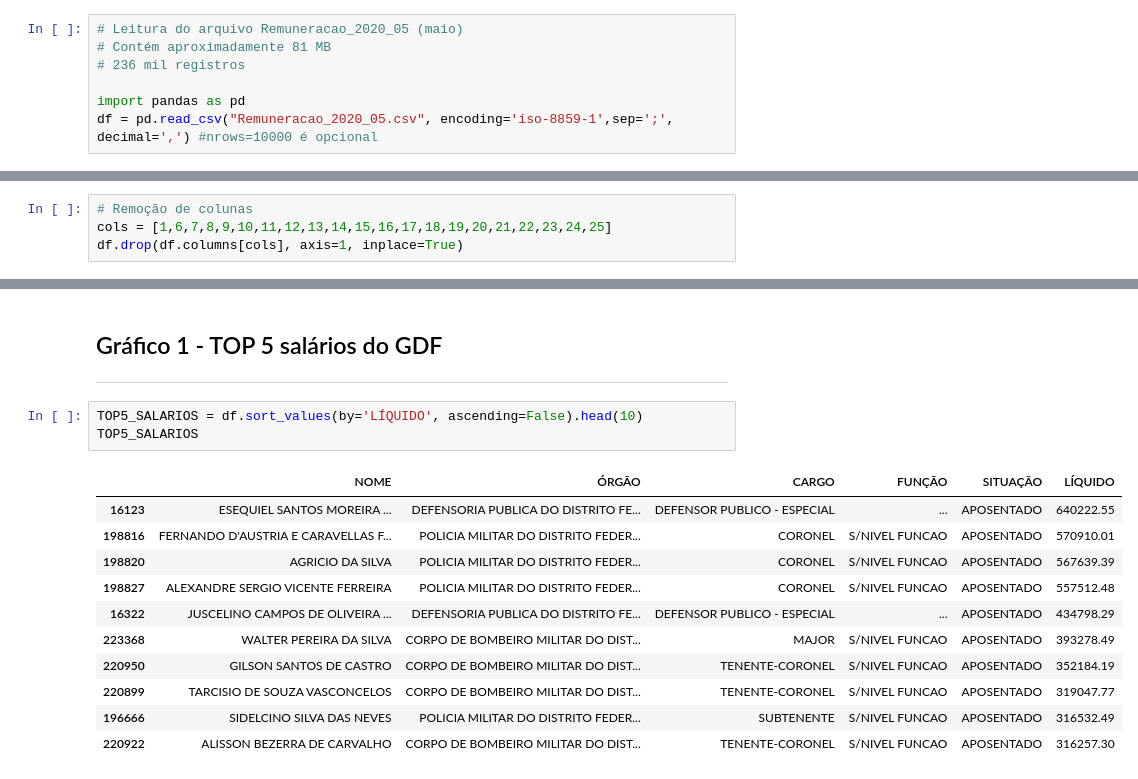
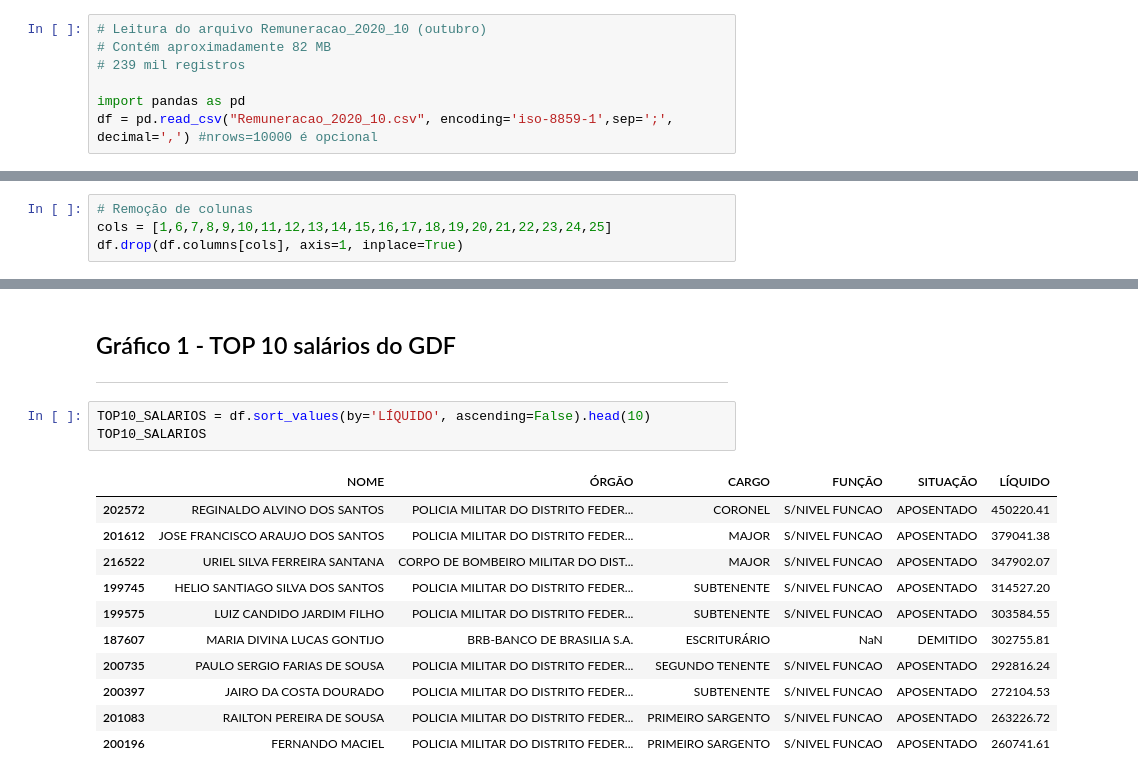
Before and after one commit to buiati/DataVisualization, a Jupyter notebook: Aula 06 - Plotly Express e Transparencia GDF.ipynb, the cells around one changed output, grey strips where cells are left out. Saved outputs shown, nothing was run; the diff lists cells and outputs as text.

```diff
--- a/Aula 06 - Plotly Express e Transparencia GDF.ipynb
+++ b/Aula 06 - Plotly Express e Transparencia GDF.ipynb
@@ -97,10 +112,10 @@ fig.show()
 # %%
-# Leitura do arquivo Remuneracao_2020_05 (maio)
-# Contém aproximadamente 81 MB
-# 236 mil registros
+# Leitura do arquivo Remuneracao_2020_10 (outubro)
+# Contém aproximadamente 82 MB
+# 239 mil registros
 
 import pandas as pd
-df = pd.read_csv("Remuneracao_2020_05.csv", encoding='iso-8859-1',sep=';', decimal=',') #nrows=10000 é opcional
+df = pd.read_csv("Remuneracao_2020_10.csv", encoding='iso-8859-1',sep=';', decimal=',') #nrows=10000 é opcional
 # %% [output]
 Columns (9) have mixed types.Specify dtype option on import or set low_memory=False.
 # %%
@@ -167,19 +182,19 @@ df
 # %% [markdown]
-## Gráfico 1 - TOP 5 salários do GDF
+## Gráfico 1 - TOP 10 salários do GDF
 ***
 # %%
-TOP5_SALARIOS = df.sort_values(by='LÍQUIDO', ascending=False).head(10)
-TOP5_SALARIOS
+TOP10_SALARIOS = df.sort_values(by='LÍQUIDO', ascending=False).head(10)
+TOP10_SALARIOS
 # %% [output]
 |  | NOME | ÓRGÃO | CARGO | FUNÇÃO | SITUAÇÃO | LÍQUIDO |
-| 16123 | ESEQUIEL SANTOS MOREIRA ... | DEFENSORIA PUBLICA DO DISTRITO FE... | DEFENSOR PUBLICO - ESPECIAL | ... | APOSENTADO | 640222.55 |
-| 198816 | FERNANDO D'AUSTRIA E CARAVELLAS F... | POLICIA MILITAR DO DISTRITO FEDER... | CORONEL | S/NIVEL FUNCAO | APOSENTADO | 570910.01 |
-| 198820 | AGRICIO DA SILVA | POLICIA MILITAR DO DISTRITO FEDER... | CORONEL | S/NIVEL FUNCAO | APOSENTADO | 567639.39 |
-| 198827 | ALEXANDRE SERGIO VICENTE FERREIRA | POLICIA MILITAR DO DISTRITO FEDER... | CORONEL | S/NIVEL FUNCAO | APOSENTADO | 557512.48 |
-| 16322 | JUSCELINO CAMPOS DE OLIVEIRA ... | DEFENSORIA PUBLICA DO DISTRITO FE... | DEFENSOR PUBLICO - ESPECIAL | ... | APOSENTADO | 434798.29 |
-| 223368 | WALTER PEREIRA DA SILVA | CORPO DE BOMBEIRO MILITAR DO DIST... | MAJOR | S/NIVEL FUNCAO | APOSENTADO | 393278.49 |
-| 220950 | GILSON SANTOS DE CASTRO | CORPO DE BOMBEIRO MILITAR DO DIST... | TENENTE-CORONEL | S/NIVEL FUNCAO | APOSENTADO | 352184.19 |
-| 220899 | TARCISIO DE SOUZA VASCONCELOS | CORPO DE BOMBEIRO MILITAR DO DIST... | TENENTE-CORONEL | S/NIVEL FUNCAO | APOSENTADO | 319047.77 |
-| 196666 | SIDELCINO SILVA DAS NEVES | POLICIA MILITAR DO DISTRITO FEDER... | SUBTENENTE | S/NIVEL FUNCAO | APOSENTADO | 316532.49 |
-| 220922 | ALISSON BEZERRA DE CARVALHO | CORPO DE BOMBEIRO MILITAR DO DIST... | TENENTE-CORONEL | S/NIVEL FUNCAO | APOSENTADO | 316257.30 |
+| 202572 | REGINALDO ALVINO DOS SANTOS | POLICIA MILITAR DO DISTRITO FEDER... | CORONEL | S/NIVEL FUNCAO | APOSENTADO | 450220.41 |
+| 201612 | JOSE FRANCISCO ARAUJO DOS SANTOS | POLICIA MILITAR DO DISTRITO FEDER... | MAJOR | S/NIVEL FUNCAO | APOSENTADO | 379041.38 |
+| 216522 | URIEL SILVA FERREIRA SANTANA | CORPO DE BOMBEIRO MILITAR DO DIST... | MAJOR | S/NIVEL FUNCAO | APOSENTADO | 347902.07 |
+| 199745 | HELIO SANTIAGO SILVA DOS SANTOS | POLICIA MILITAR DO DISTRITO FEDER... | SUBTENENTE | S/NIVEL FUNCAO | APOSENTADO | 314527.20 |
+| 199575 | LUIZ CANDIDO JARDIM FILHO | POLICIA MILITAR DO DISTRITO FEDER... | SUBTENENTE | S/NIVEL FUNCAO | APOSENTADO | 303584.55 |
+| 187607 | MARIA DIVINA LUCAS GONTIJO | BRB-BANCO DE BRASILIA S.A. | ESCRITURÁRIO | NaN | DEMITIDO | 302755.81 |
+| 200735 | PAULO SERGIO FARIAS DE SOUSA | POLICIA MILITAR DO DISTRITO FEDER... | SEGUNDO TENENTE | S/NIVEL FUNCAO | APOSENTADO | 292816.24 |
+| 200397 | JAIRO DA COSTA DOURADO | POLICIA MILITAR DO DISTRITO FEDER... | SUBTENENTE | S/NIVEL FUNCAO | APOSENTADO | 272104.53 |
+| 201083 | RAILTON PEREIRA DE SOUSA | POLICIA MILITAR DO DISTRITO FEDER... | PRIMEIRO SARGENTO | S/NIVEL FUNCAO | APOSENTADO | 263226.72 |
+| 200196 | FERNANDO MACIEL | POLICIA MILITAR DO DISTRITO FEDER... | PRIMEIRO SARGENTO | S/NIVEL FUNCAO | APOSENTADO | 260741.61 |
 # %%
```
Also changed, not shown: parts of 24 cells of this notebook.
